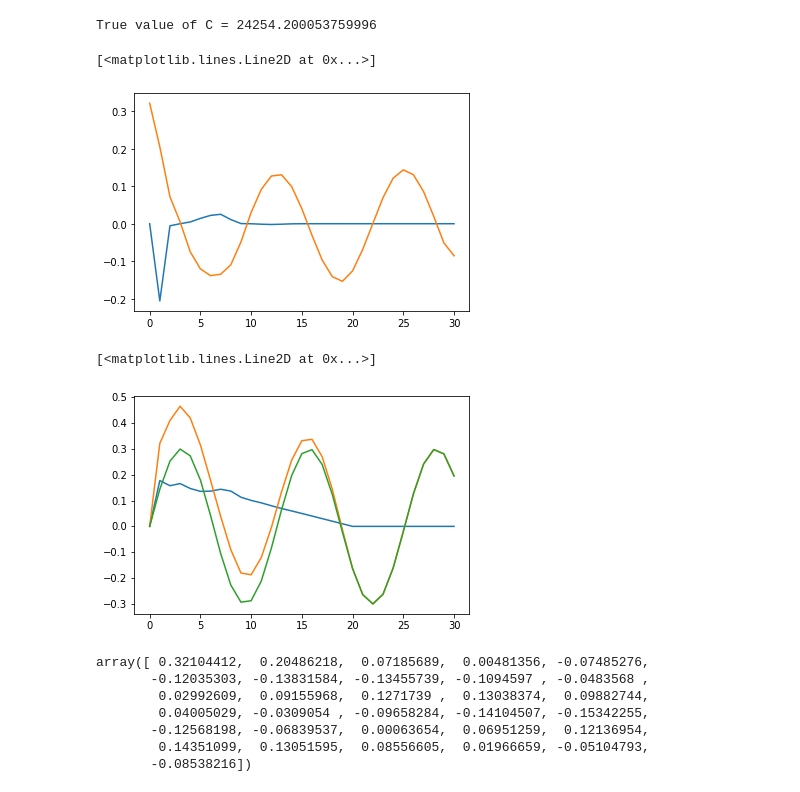
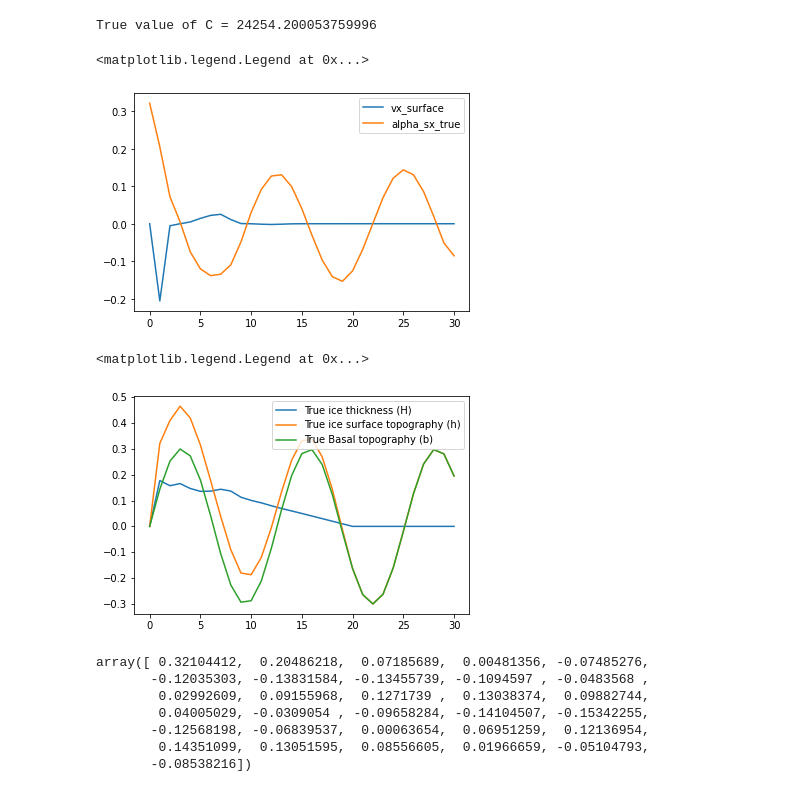
Before and after one commit to Shreyas911/PINN, a Jupyter notebook: PINN_himalayan_mountain_glacier_fake_data.ipynb, the cells around one changed output. Cells and saved outputs as stored; diff of their text form; code cells hidden in the pictures.

```diff
--- a/PINN_himalayan_mountain_glacier_fake_data.ipynb
+++ b/PINN_himalayan_mountain_glacier_fake_data.ipynb
@@ -180,18 +180,20 @@ x, t, H_true, h_true, b_true, vx_surface_true, alpha_sx_true, C_true, n_true = t
 # %% [output]
 True value of C = 24254.200053759996
 # %%
-plt.plot(vx_surface_true[:,-1])
-plt.plot(alpha_sx_true[:,-1])
+plt.plot(vx_surface_true[:,-1], label = "vx_surface")
+plt.plot(alpha_sx_true[:,-1], label = "alpha_sx_true")
+plt.legend()
 # %% [output]
-[<matplotlib.lines.Line2D at 0x...>]
+<matplotlib.legend.Legend at 0x...>
-[figure, old version]
+[figure, new version]
 # %%
-plt.plot(H_true[:,-1])
-plt.plot(h_true[:,-1])
-plt.plot(b_true)
+plt.plot(H_true[:,-1], label = "True ice thickness (H)")
+plt.plot(h_true[:,-1], label = "True ice surface topography (h)")
+plt.plot(b_true, label = "True Basal topography (b)")
+plt.legend()
 # %% [output]
-[<matplotlib.lines.Line2D at 0x...>]
+<matplotlib.legend.Legend at 0x...>
-[figure, old version]
+[figure, new version]
 # %%
 alpha_sx_true[:,-1]
 # %% [output]
```
Also changed, not shown: parts of 6 cells of this notebook.
